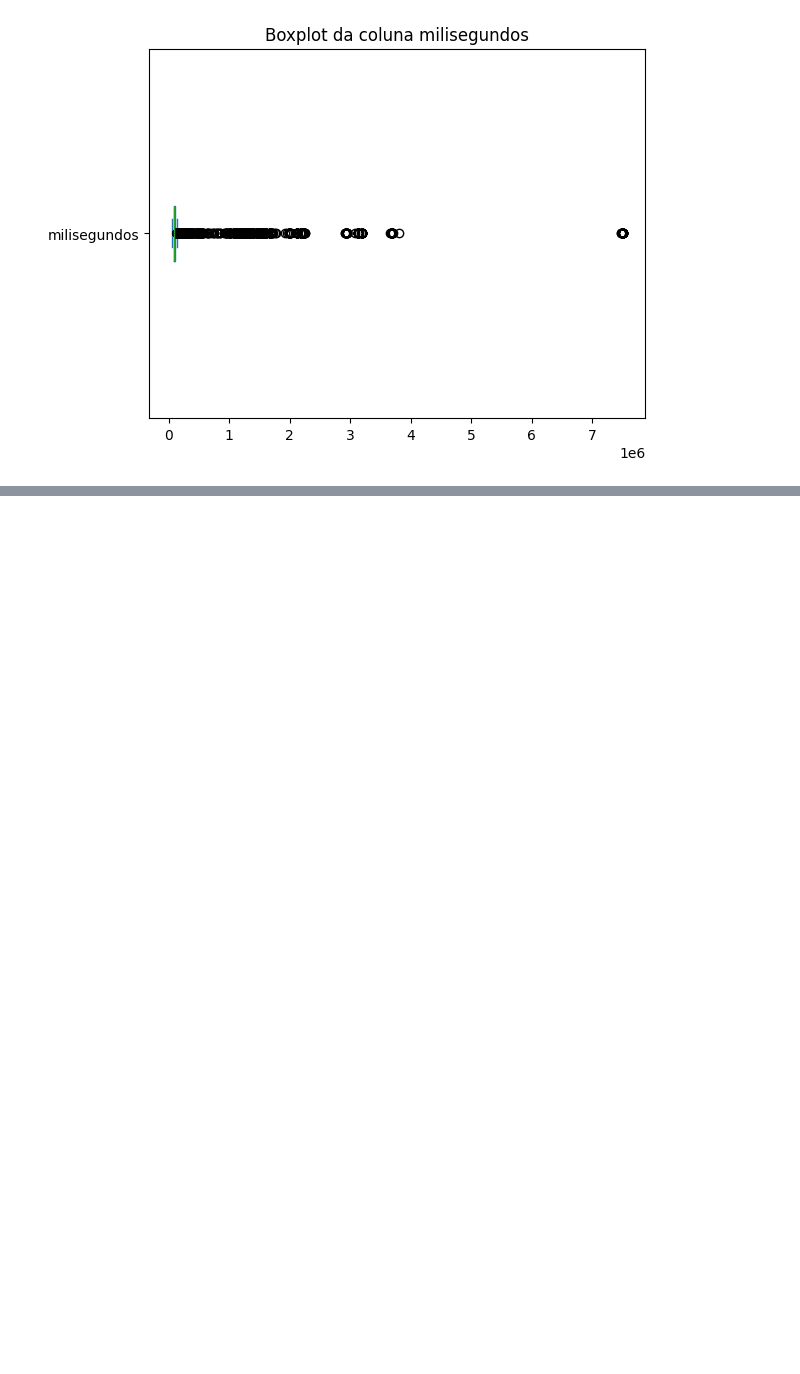
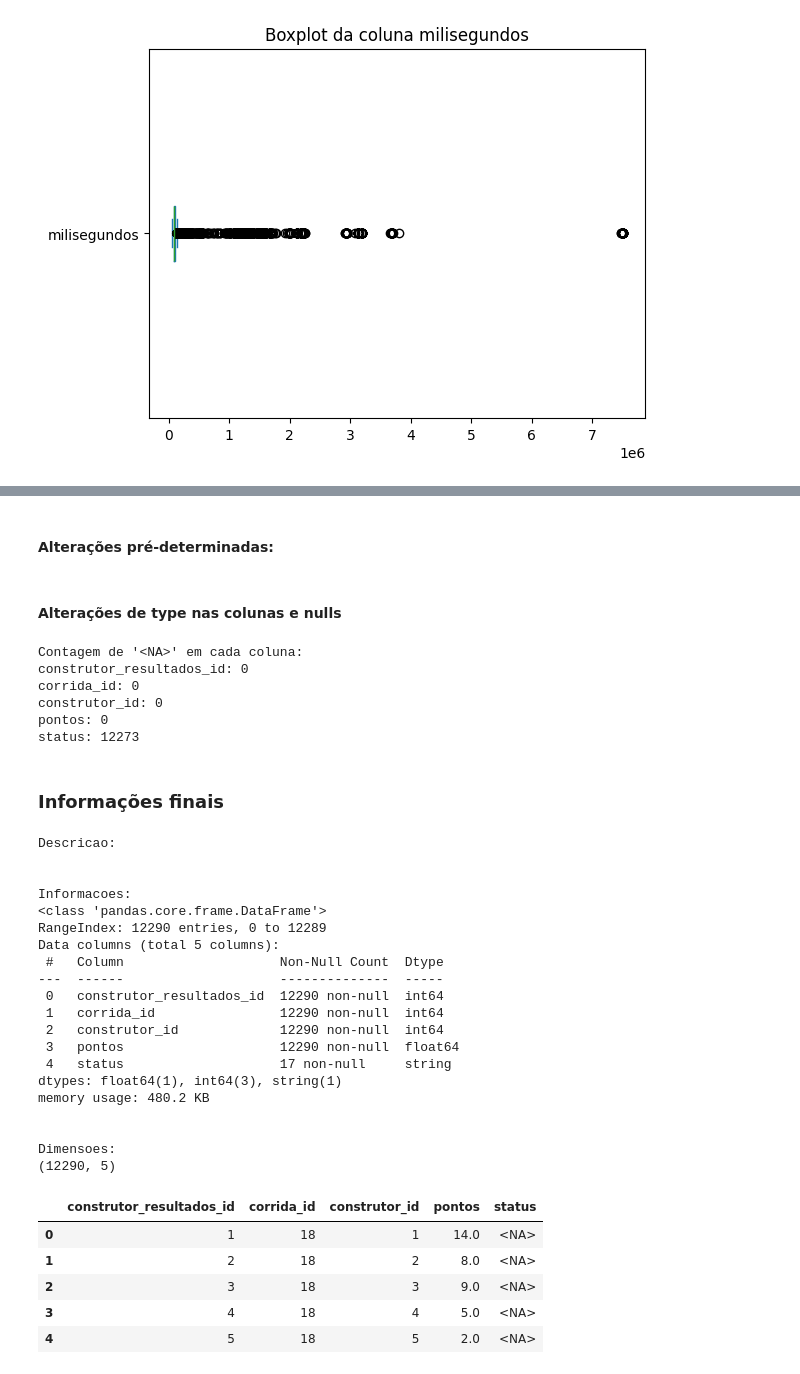
Before and after one commit to augustopinho/fatec_ipi_projeto_integrador_3, a Jupyter notebook: tratamento_dados.ipynb, the cells around one changed output, grey strips where cells are left out. Saved outputs shown, nothing was run; the diff lists cells and outputs as text; code cells hidden in the pictures; blank space fills up the shorter version.

```diff
--- a/tratamento_dados.ipynb
+++ b/tratamento_dados.ipynb
@@ -467,0 +523,2 @@ plt.show()
+# %% [markdown]
+#### Alterações pré-determinadas:
@@ -467,0 +527,2 @@ plt.show()
+# %% [markdown]
+#### Alterações de type nas colunas e nulls
@@ -467,0 +535,72 @@ plt.show()
+# %%
+#Calcula e mostra a contagem de <NA>, nulls, por coluna.
+
+# Dicionário para armazenar as contagens por coluna
+contagens_por_coluna = {}
+
+# Calcula a contagem de "/N" por coluna
+for coluna in construtor_resultados.columns:
+    contagem = construtor_resultados[coluna].astype(str).str.count('<NA>').sum()
+    contagens_por_coluna[coluna] = contagem
+
+# Exibe a contagem de <NA> por coluna
+print("Contagem de '<NA>' em cada coluna:")
+for coluna, contagem in contagens_por_coluna.items():
+    print(f"{coluna}: {contagem}")
+# %% [output]
+Contagem de '<NA>' em cada coluna:
+construtor_resultados_id: 0
+corrida_id: 0
+construtor_id: 0
+pontos: 0
+status: 12273
+# %% [markdown]
+### Informações finais
+# %%
+#Informações
+construtor_resultados.columns
+construtor_resultados.shape
+construtor_resultados.dtypes
+
+print("Descricao: ")
+construtor_resultados.describe()
+print("\n")
+
+# Obtendo informações sobre as colunas
+print("Informacoes: ")
+construtor_resultados.info()
+print("\n")
+
+
+print("Dimensoes: ")
+print(construtor_resultados.shape)
+print("\n")
+
+construtor_resultados.head(5)
+# %% [output]
+Descricao:
+
+
+Informacoes:
+<class 'pandas.core.frame.DataFrame'>
+RangeIndex: 12290 entries, 0 to 12289
+Data columns (total 5 columns):
+ #   Column                    Non-Null Count  Dtype
+---  ------                    --------------  -----
+ 0   construtor_resultados_id  12290 non-null  int64
+ 1   corrida_id                12290 non-null  int64
+ 2   construtor_id             12290 non-null  int64
+ 3   pontos                    12290 non-null  float64
+ 4   status                    17 non-null     string
+dtypes: float64(1), int64(3), string(1)
+memory usage: 480.2 KB
+
+
+Dimensoes:
+(12290, 5)
+|  | construtor_resultados_id | corrida_id | construtor_id | pontos | status |
+| 0 | 1 | 18 | 1 | 14.0 | <NA> |
+| 1 | 2 | 18 | 2 | 8.0 | <NA> |
+| 2 | 3 | 18 | 3 | 9.0 | <NA> |
+| 3 | 4 | 18 | 4 | 5.0 | <NA> |
+| 4 | 5 | 18 | 5 | 2.0 | <NA> |
```
Also changed, not shown: parts of 13 cells of this notebook.
